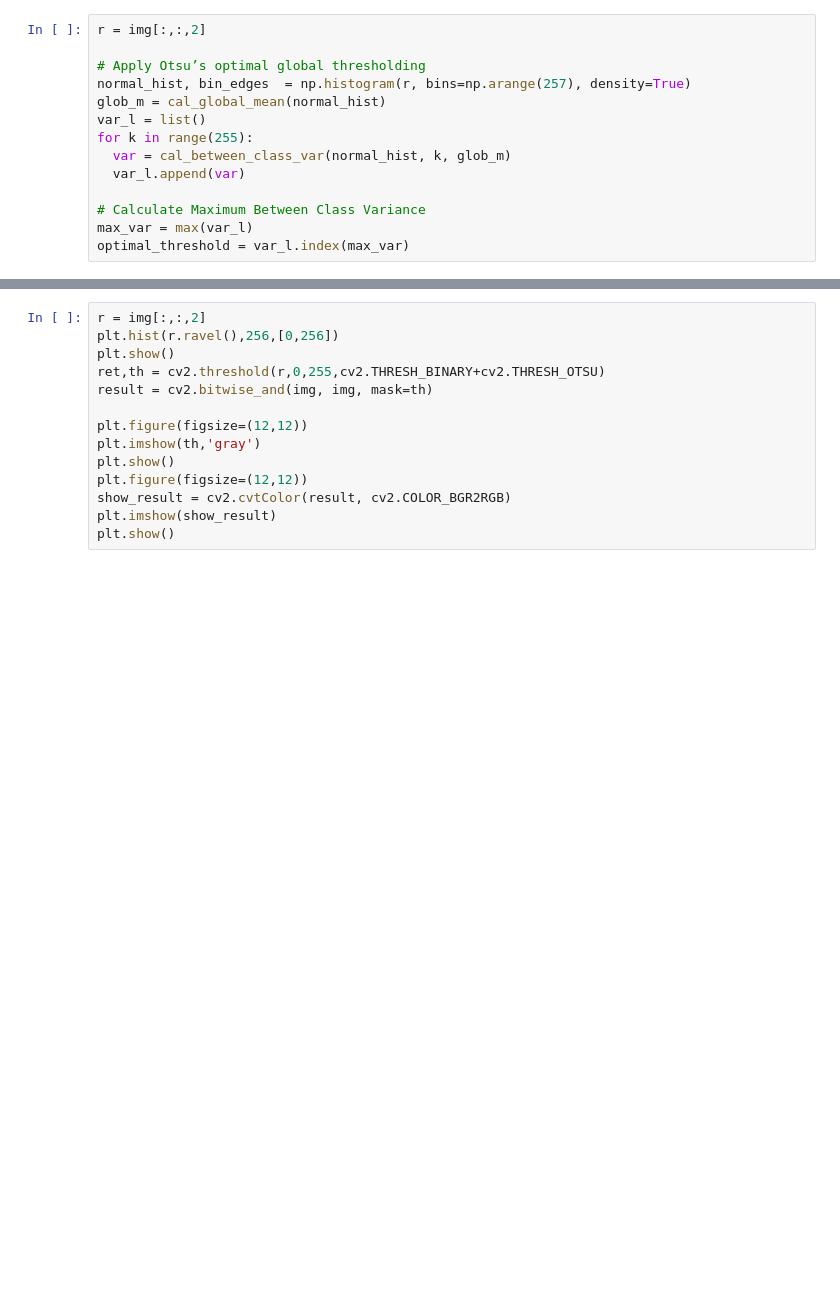
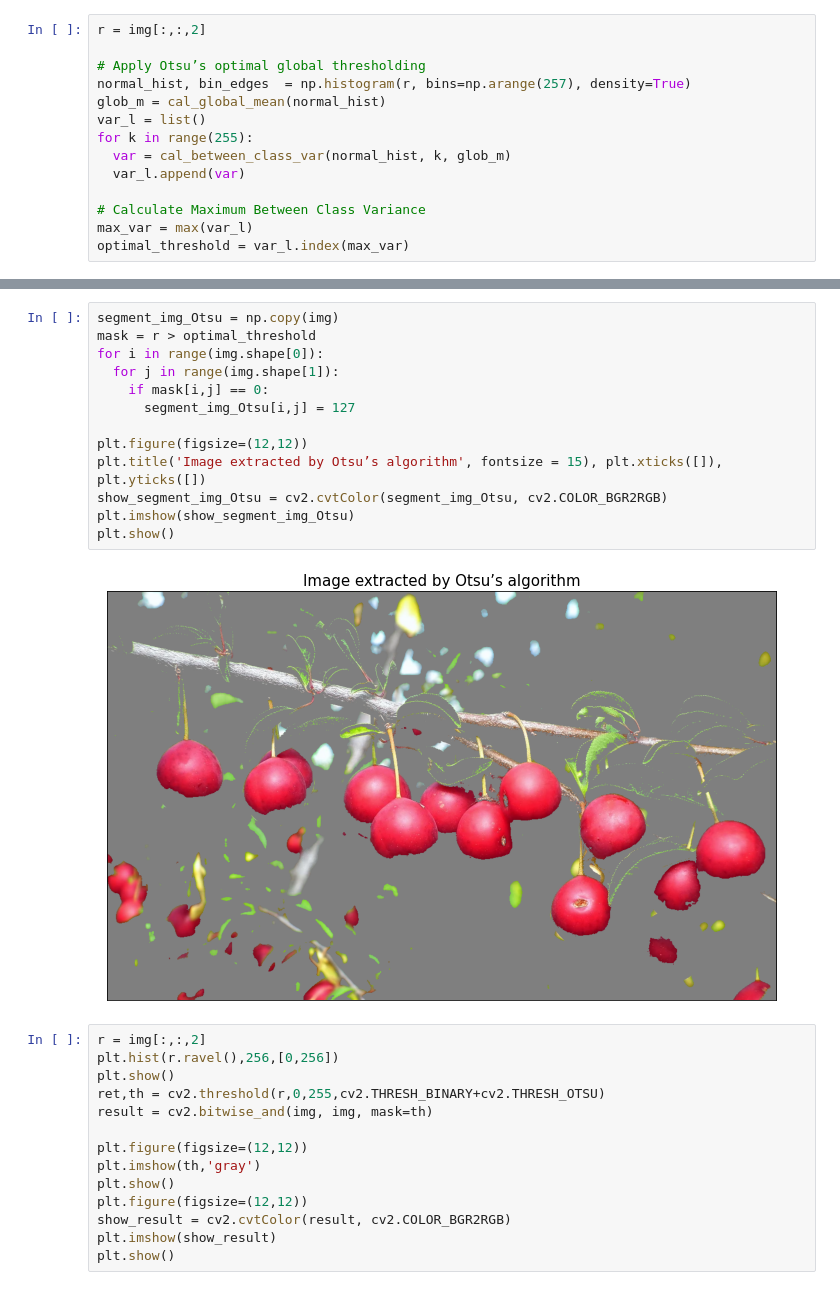
Before and after one commit to Louis5228/Digital-Image-Process, a Jupyter notebook: Image_segmentation_based_on_thresholding_and_clustering.ipynb, the cells around one changed output, grey strips where cells are left out. Cells and saved outputs as stored; diff of their text form; blank space fills up the shorter version.

```diff
--- a/Image_segmentation_based_on_thresholding_and_clustering.ipynb
+++ b/Image_segmentation_based_on_thresholding_and_clustering.ipynb
@@ -64,3 +65,18 @@ plt.grid(True)
+# %%
+segment_img_Otsu = np.copy(img)
+mask = r > optimal_threshold
+for i in range(img.shape[0]):
+  for j in range(img.shape[1]):
+    if mask[i,j] == 0:
+      segment_img_Otsu[i,j] = 127
+
+plt.figure(figsize=(12,12))
+plt.title('Image extracted by Otsu’s algorithm', fontsize = 15), plt.xticks([]), plt.yticks([])
+show_segment_img_Otsu = cv2.cvtColor(segment_img_Otsu, cv2.COLOR_BGR2RGB)
+plt.imshow(show_segment_img_Otsu)
+plt.show()
+# %% [output]
+[figure, added]
 # %%
 r = img[:,:,2]
 plt.hist(r.ravel(),256,[0,256])
```
Also changed, not shown: parts of 1 cell of this notebook.
